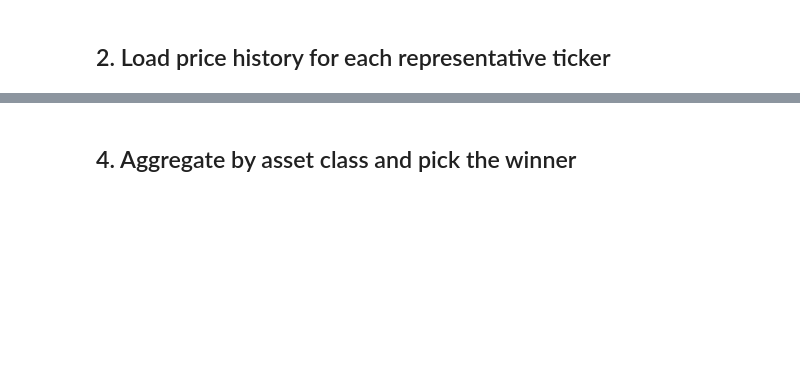
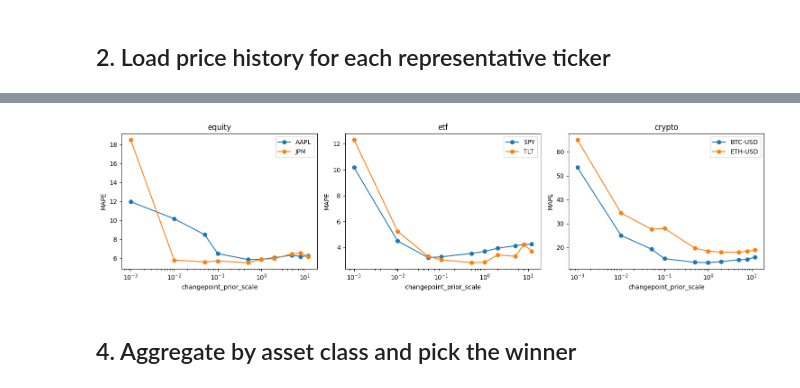
Before and after one commit to Tessa-Saumu/Financial-Risk-Monitor, a Jupyter notebook: notebooks/03_prophet_tuning.ipynb, the cells around one changed output, grey strips where cells are left out. Cells and saved outputs as stored; diff of their text form; code cells hidden in the pictures; blank space fills up the shorter version.

Commit message:
Ran cps finetuning notebook to find ideal cps values per asset class

```diff
--- a/notebooks/03_prophet_tuning.ipynb
+++ b/notebooks/03_prophet_tuning.ipynb
@@ -27,10 +90,11 @@ placeholder (all three set to 0.05).
 # %%
-import sys
+import sys, os
 sys.path.insert(0, "..")  # project root, so `import config` resolves
 
 import warnings
 import logging
 import itertools
+import contextlib
 
 import numpy as np
 import pandas as pd
@@ -44,6 +108,25 @@ logging.getLogger("cmdstanpy").setLevel(logging.WARNING)
 warnings.filterwarnings("ignore")
 
 pd.set_option("display.precision", 5)
+
+
+@contextlib.contextmanager
+def suppress_stan_output():
+    '''cmdstanpy's per-chain "start/done processing" lines come straight
+    from the compiled Stan backend's stdout, not Python's logging module
+    -- setting the cmdstanpy logger level above does NOT touch these.
+    Redirecting stdout/stderr for the duration of fit + cross_validation
+    is the only way to actually silence them, since with a 5-value grid
+    across several tickers x several CV folds each, the raw chain log
+    otherwise buries the one line per (ticker, cps) that's actually
+    worth reading.'''
+    with open(os.devnull, "w") as devnull:
+        old_stdout, old_stderr = sys.stdout, sys.stderr
+        sys.stdout, sys.stderr = devnull, devnull
+        try:
+            yield
+        finally:
+            sys.stdout, sys.stderr = old_stdout, old_stderr
 # %% [markdown]
 ## 1. Pick representative tickers per asset class
 
@@ -141,11 +254,11 @@ for asset_class, tickers in REPRESENTATIVE_TICKERS.items():
     for ticker in tickers:
         df = series_by_ticker[ticker]
         for cps in CANDIDATE_VALUES:
-            rmse = score_changepoint_prior_scale(df, freq, cps)
+            mape = score_changepoint_prior_scale(df, freq, cps)
             results.append({
                 "asset_class": asset_class, "ticker": ticker,
-                "changepoint_prior_scale": cps, "rmse": rmse,
+                "changepoint_prior_scale": cps, "mape": mape,
             })
-            print(f"{ticker:10s} cps={cps:<6} rmse={rmse:.4f}")
+            print(f"{ticker:10s} cps={cps:<6} mape={mape:.4f}")
 
 results_df = pd.DataFrame(results)
@@ -152,3 +350,20 @@ results_df = pd.DataFrame(results)
+# %%
+import matplotlib.pyplot as plt
+
+fig, axes = plt.subplots(1, len(REPRESENTATIVE_TICKERS), figsize=(15, 4), sharex=False)
+for ax, (asset_class, tickers) in zip(axes, REPRESENTATIVE_TICKERS.items()):
+    for ticker in tickers:
+        sub = results_df[results_df["ticker"] == ticker].sort_values("changepoint_prior_scale")
+        ax.plot(sub["changepoint_prior_scale"], sub["mape"], marker="o", label=ticker)
+    ax.set_xscale("log")
+    ax.set_xlabel("changepoint_prior_scale")
+    ax.set_ylabel("MAPE")
+    ax.set_title(asset_class)
+    ax.legend()
+plt.tight_layout()
+plt.show()
+# %% [output]
+[figure, added]
 # %% [markdown]
 ## 4. Aggregate by asset class and pick the winner
 # %%
```
Also changed, not shown: parts of 11 cells of this notebook, 1 other file.
